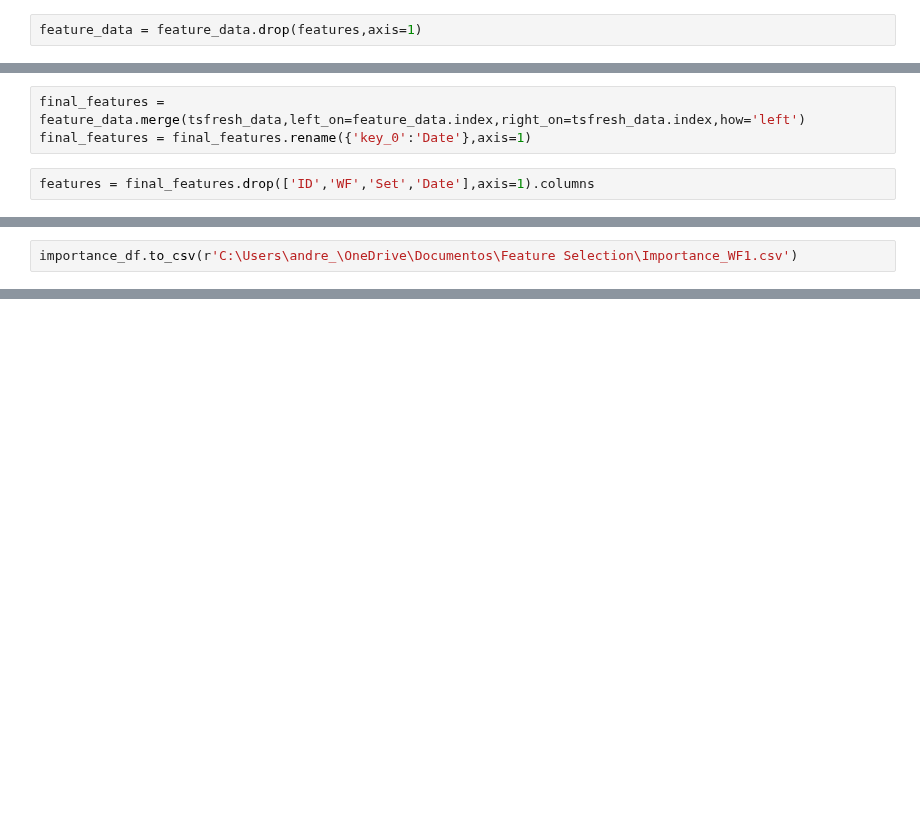
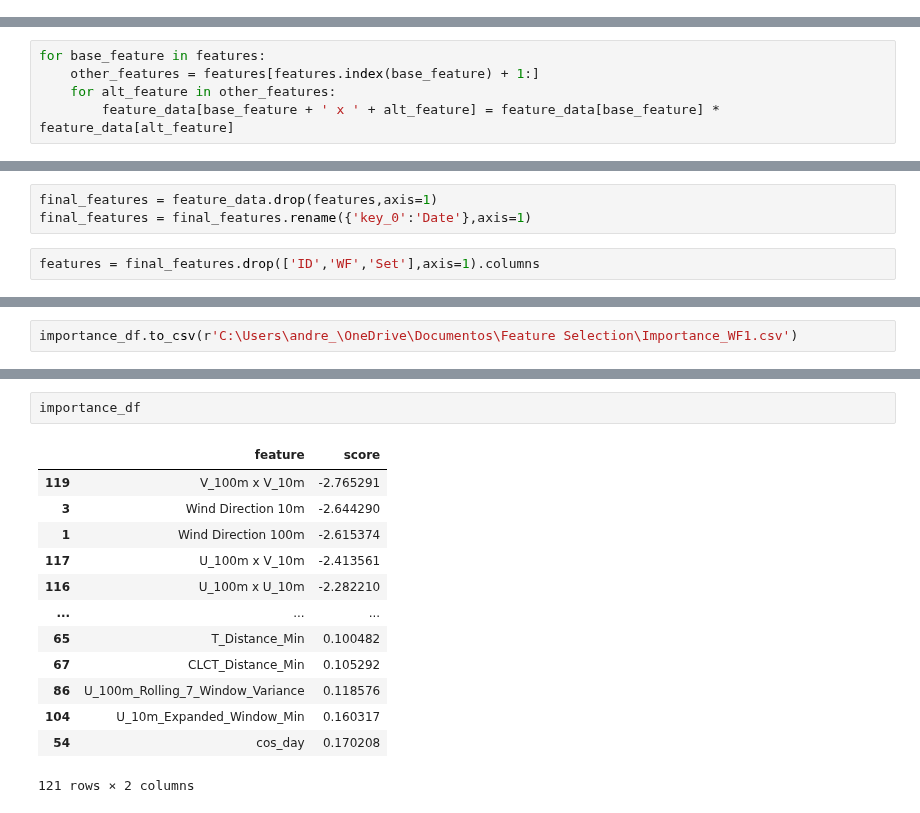
Before and after one commit to andre-la-machado/cnr, a Jupyter notebook: feature_engineering_I.ipynb, the cells around one changed output, grey strips where cells are left out. Saved outputs shown, nothing was run; the diff lists cells and outputs as text; blank space fills up the shorter version.

Commit message:
Remove Tsfresh Code

```diff
--- a/feature_engineering_I.ipynb
+++ b/feature_engineering_I.ipynb
@@ -191,2 +188,0 @@ Dropping Original Features:
-# %%
-feature_data = feature_data.drop(features,axis=1)
@@ -229,3 +191,8 @@ tsfresh_data.head()
+# %%
+for base_feature in features:
+    other_features = features[features.index(base_feature) + 1:]
+    for alt_feature in other_features:
+        feature_data[base_feature + ' x ' + alt_feature] = feature_data[base_feature] * feature_data[alt_feature]
 # %% [markdown]
 ## Feature Selection
 # %% [markdown]
@@ -237,10 +204,10 @@ More info about this process can be found on https://github.com/aerdem4/lofo-imp
 
 The implementation of this method on this however, was an adaptation of the original code to allow use of GPU resources as a faster way to obtain results, since this work involves a big number of columns.
 # %%
-final_features = feature_data.merge(tsfresh_data,left_on=feature_data.index,right_on=tsfresh_data.index,how='left')
+final_features = feature_data.drop(features,axis=1)
 final_features = final_features.rename({'key_0':'Date'},axis=1)
 # %%
-features = final_features.drop(['ID','WF','Set','Date'],axis=1).columns
+features = final_features.drop(['ID','WF','Set'],axis=1).columns
 # %%
 param = {'tree_method' : 'gpu_hist'}
 # %%
@@ -286,0 +235,16 @@ importance_df.to_csv(r'C:\Users\andre_\OneDrive\Documentos\Feature Selection\Imp
+# %%
+importance_df
+# %% [output]
+|  | feature | score |
+| 119 | V_100m x V_10m | -2.765291 |
+| 3 | Wind Direction 10m | -2.644290 |
+| 1 | Wind Direction 100m | -2.615374 |
+| 117 | U_100m x V_10m | -2.413561 |
+| 116 | U_100m x U_10m | -2.282210 |
+| ... | ... | ... |
+| 65 | T_Distance_Min | 0.100482 |
+| 67 | CLCT_Distance_Min | 0.105292 |
+| 86 | U_100m_Rolling_7_Window_Variance | 0.118576 |
+| 104 | U_10m_Expanded_Window_Min | 0.160317 |
+| 54 | cos_day | 0.170208 |
+121 rows × 2 columns
```
Also changed, not shown: parts of 14 cells of this notebook, 2 other files.
